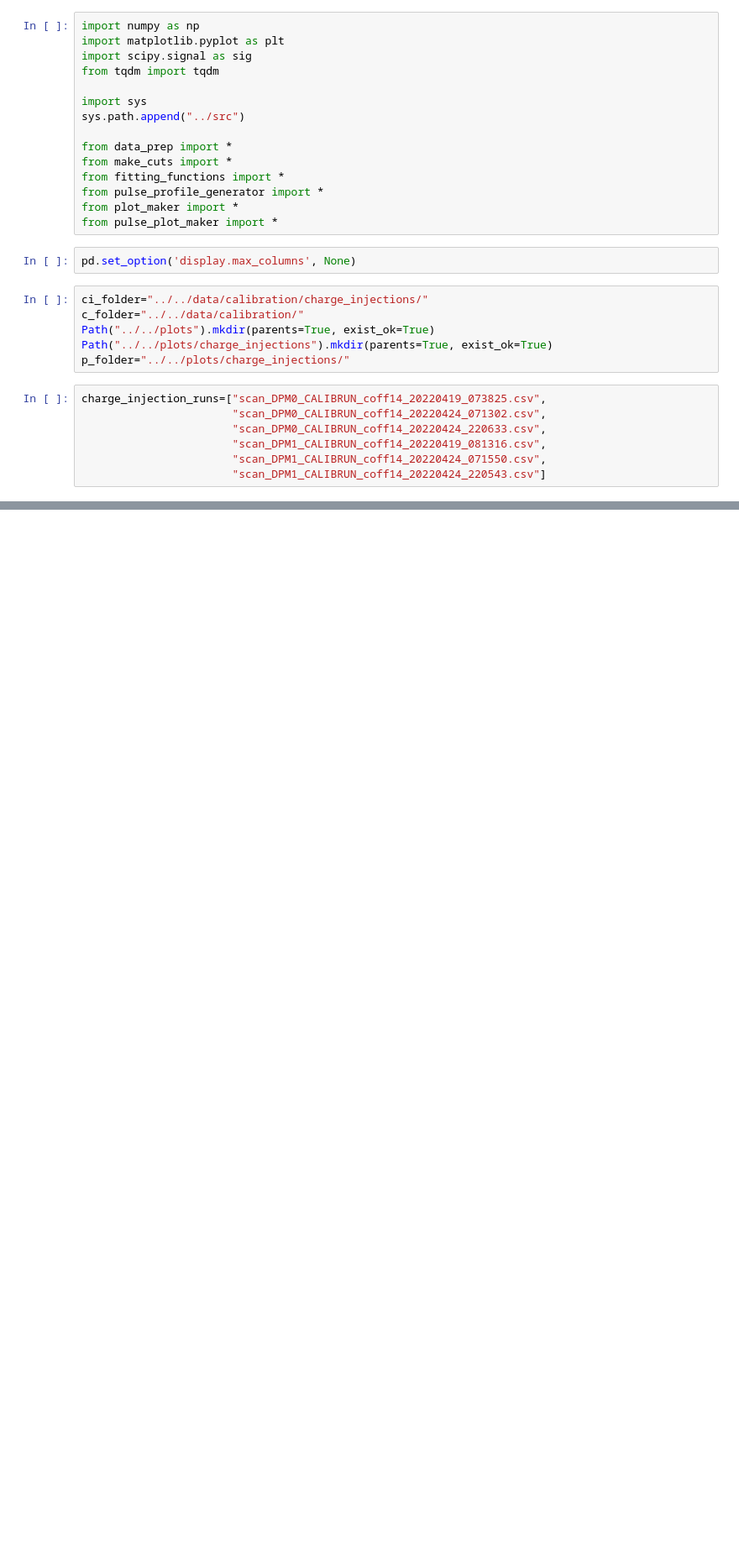
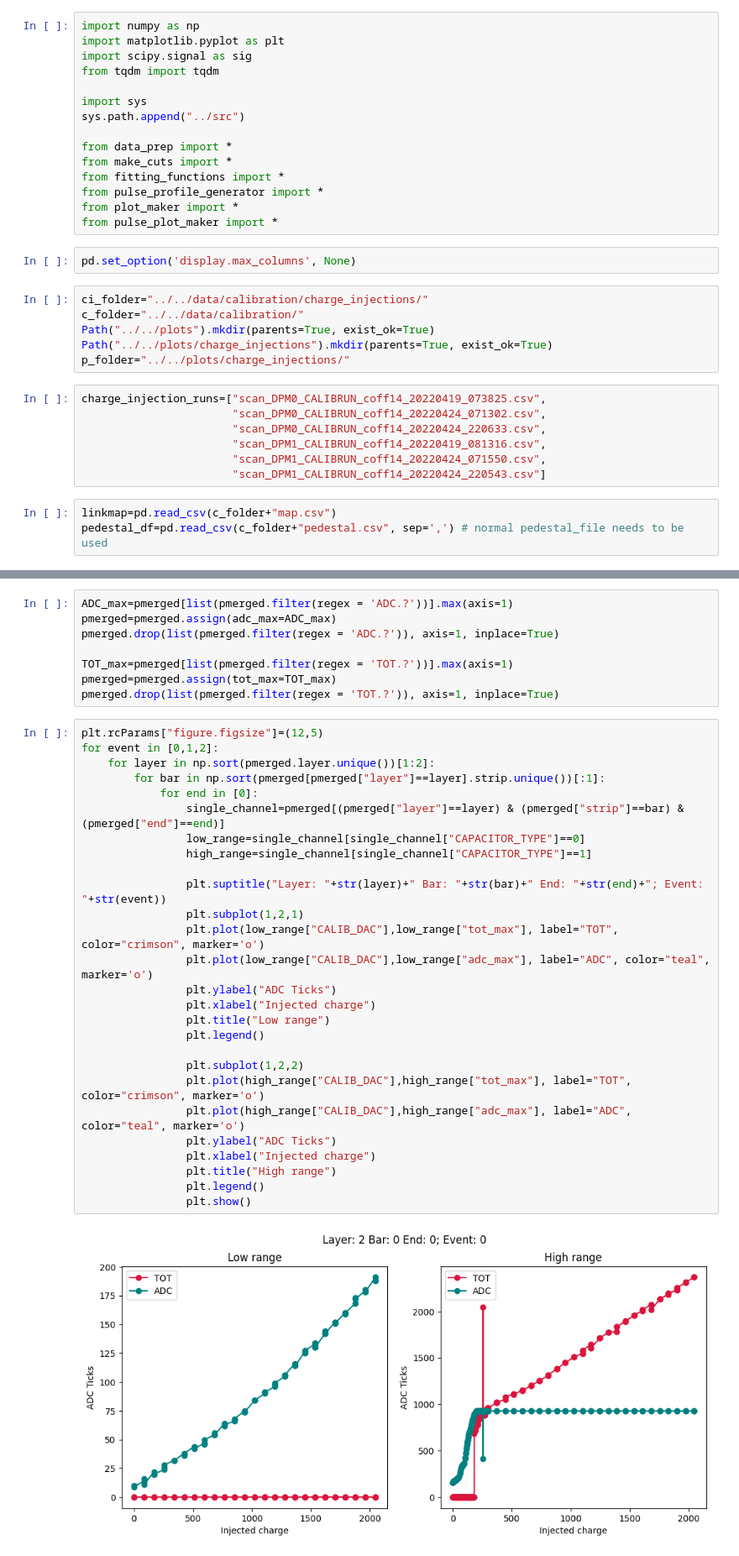
Before and after one commit to gajdangreta/hcalTestBeam, a Jupyter notebook: hcalEnv/notebooks/charge_injection.ipynb, the cells around one changed output, grey strips where cells are left out. Shown at 84% size. Cells and saved outputs as stored; diff of their text form; blank space fills up the shorter version.

```diff
--- a/hcalEnv/notebooks/charge_injection.ipynb
+++ b/hcalEnv/notebooks/charge_injection.ipynb
@@ -28,3 +28,6 @@ charge_injection_runs=["scan_DPM0_CALIBRUN_coff14_20220419_073825.csv",
                        "scan_DPM1_CALIBRUN_coff14_20220419_081316.csv",
                        "scan_DPM1_CALIBRUN_coff14_20220424_071550.csv",
                        "scan_DPM1_CALIBRUN_coff14_20220424_220543.csv"]
+# %%
+linkmap=pd.read_csv(c_folder+"map.csv")
+pedestal_df=pd.read_csv(c_folder+"pedestal.csv", sep=',') # normal pedestal_file needs to be used
@@ -30,0 +49,37 @@ charge_injection_runs=["scan_DPM0_CALIBRUN_coff14_20220419_073825.csv",
+# %%
+ADC_max=pmerged[list(pmerged.filter(regex = 'ADC.?'))].max(axis=1)
+pmerged=pmerged.assign(adc_max=ADC_max)
+pmerged.drop(list(pmerged.filter(regex = 'ADC.?')), axis=1, inplace=True)
+
+TOT_max=pmerged[list(pmerged.filter(regex = 'TOT.?'))].max(axis=1)
+pmerged=pmerged.assign(tot_max=TOT_max)
+pmerged.drop(list(pmerged.filter(regex = 'TOT.?')), axis=1, inplace=True)
+# %%
+plt.rcParams["figure.figsize"]=(12,5)
+for event in [0,1,2]:
+    for layer in np.sort(pmerged.layer.unique())[1:2]:
+        for bar in np.sort(pmerged[pmerged["layer"]==layer].strip.unique())[:1]:
+            for end in [0]:
+                single_channel=pmerged[(pmerged["layer"]==layer) & (pmerged["strip"]==bar) & (pmerged["end"]==end)]
+                low_range=single_channel[single_channel["CAPACITOR_TYPE"]==0]
+                high_range=single_channel[single_channel["CAPACITOR_TYPE"]==1]
+
+                plt.suptitle("Layer: "+str(layer)+" Bar: "+str(bar)+" End: "+str(end)+"; Event: "+str(event))
+                plt.subplot(1,2,1)
+                plt.plot(low_range["CALIB_DAC"],low_range["tot_max"], label="TOT", color="crimson", marker='o')
+                plt.plot(low_range["CALIB_DAC"],low_range["adc_max"], label="ADC", color="teal", marker='o')
+                plt.ylabel("ADC Ticks")
+                plt.xlabel("Injected charge")
+                plt.title("Low range")
+                plt.legend()
+
+                plt.subplot(1,2,2)
+                plt.plot(high_range["CALIB_DAC"],high_range["tot_max"], label="TOT", color="crimson", marker='o')
+                plt.plot(high_range["CALIB_DAC"],high_range["adc_max"], label="ADC", color="teal", marker='o')
+                plt.ylabel("ADC Ticks")
+                plt.xlabel("Injected charge")
+                plt.title("High range")
+                plt.legend()
+                plt.show()
+# %% [output]
+[figure, added]
```
Also changed, not shown: parts of 17 cells of this notebook, 1 other file.
